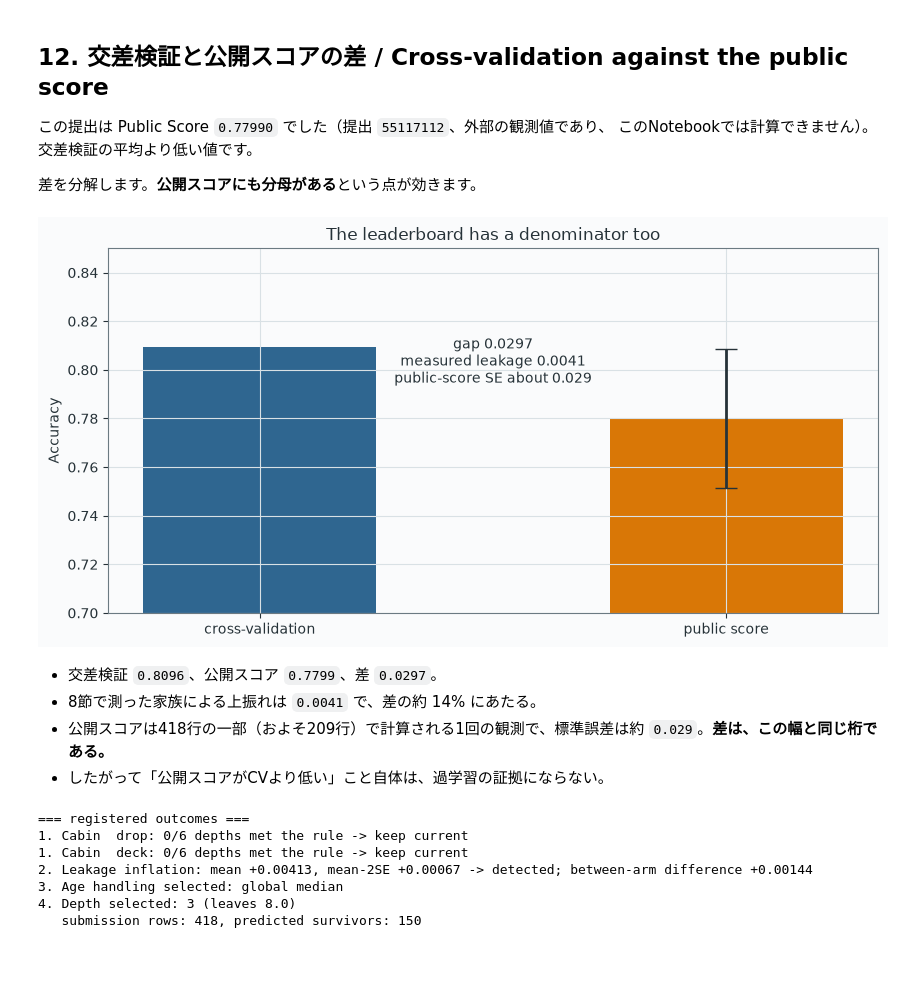
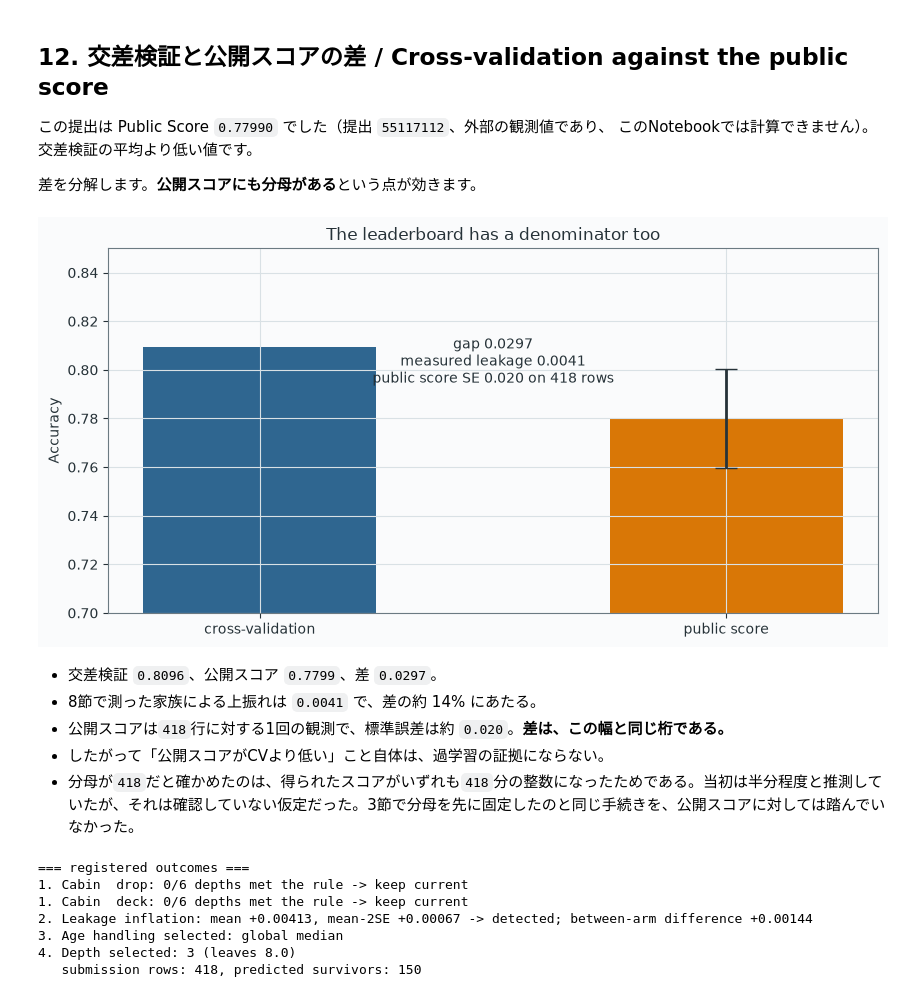
Before and after one commit to Yurikada/kaggle-titanic-experiment-management, a Jupyter notebook: preregistration_publish/titanic_preregistered_comparisons.ipynb, the cells around one changed output. Saved outputs shown, nothing was run; the diff lists cells and outputs as text; code cells hidden in the pictures; blank space fills up the shorter version.

```diff
--- a/preregistration_publish/titanic_preregistered_comparisons.ipynb
+++ b/preregistration_publish/titanic_preregistered_comparisons.ipynb
@@ -1420,44 +1420,53 @@ print(export_text(
 
 差を分解します。**公開スコアにも分母がある**という点が効きます。
 # %%
-PUBLIC_SCORE = 0.77990          # 外部観測値。submission 55117112
-PUBLIC_ROWS_ESTIMATE = 209      # Public LB は test 418行の一部で計算される
+PUBLIC_SCORE = 0.77990  # 外部観測値。submission 55117112
+# 公開スコアは test 418行すべてで計算されている。
+# 根拠: このコンペで得た3つのスコアがいずれも418分の整数になる。
+#   0.77990 * 418 = 326、0.77751 * 418 = 325、0.74162 * 418 = 310
+# 当初は「およそ半分の209行」と仮定していたが、それは確認していない推測だった。
+PUBLIC_ROWS = len(test)
 
 cv_mean = depth_by_fold[str(BASELINE_DEPTH)].mean()
 leakage_component = judgement["mean"]
 gap = cv_mean - PUBLIC_SCORE
-public_se = np.sqrt(PUBLIC_SCORE * (1 - PUBLIC_SCORE) / PUBLIC_ROWS_ESTIMATE)
+public_se = np.sqrt(PUBLIC_SCORE * (1 - PUBLIC_SCORE) / PUBLIC_ROWS)
 
 figure, axis = plt.subplots(figsize=(8.6, 4.4))
 axis.bar(["cross-validation", "public score"], [cv_mean, PUBLIC_SCORE],
          color=[COLORS["blue"], COLORS["orange"]], width=0.5)
 axis.errorbar([1], [PUBLIC_SCORE], yerr=[[public_se], [public_se]],
               fmt="none", ecolor=COLORS["ink"], elinewidth=2, capsize=8)
 axis.annotate(
     f"gap {gap:.4f}\nmeasured leakage {leakage_component:.4f}\n"
-    f"public-score SE about {public_se:.3f}",
+    f"public score SE {public_se:.3f} on {PUBLIC_ROWS} rows",
     xy=(0.5, (cv_mean + PUBLIC_SCORE) / 2), ha="center", fontsize=10, color=COLORS["ink"],
 )
 axis.set_ylim(0.70, 0.85)
 axis.set_ylabel("Accuracy")
 axis.set_title("The leaderboard has a denominator too")
 figure.tight_layout()
 plt.show()
 
 display(Markdown(
     f"- 交差検証 `{cv_mean:.4f}`、公開スコア `{PUBLIC_SCORE:.4f}`、差 `{gap:.4f}`。  \n"
     f"- 8節で測った家族による上振れは `{leakage_component:.4f}` で、差の"
     f"約 {100 * leakage_component / gap:.0f}% にあたる。  \n"
-    f"- 公開スコアは418行の一部（およそ{PUBLIC_ROWS_ESTIMATE}行）で計算される1回の観測で、"
-    f"標準誤差は約 `{public_se:.3f}`。**差は、この幅と同じ桁である。**  \n"
-    "- したがって「公開スコアがCVより低い」こと自体は、過学習の証拠にならない。"
+    f"- 公開スコアは`{PUBLIC_ROWS}`行に対する1回の観測で、標準誤差は約 `{public_se:.3f}`。"
+    "**差は、この幅と同じ桁である。**  \n"
+    "- したがって「公開スコアがCVより低い」こと自体は、過学習の証拠にならない。  \n"
+    f"- 分母が`{PUBLIC_ROWS}`だと確かめたのは、得られたスコアがいずれも"
+    f"`{PUBLIC_ROWS}`分の整数になったためである。当初は半分程度と推測していたが、"
+    "それは確認していない仮定だった。3節で分母を先に固定したのと同じ手続きを、"
+    "公開スコアに対しては踏んでいなかった。"
 ))
 # %% [output]
-[figure, old version]
+[figure, new version]
 - 交差検証 `0.8096`、公開スコア `0.7799`、差 `0.0297`。
 - 8節で測った家族による上振れは `0.0041` で、差の約 14% にあたる。
-- 公開スコアは418行の一部（およそ209行）で計算される1回の観測で、標準誤差は約 `0.029`。**差は、この幅と同じ桁である。**
+- 公開スコアは`418`行に対する1回の観測で、標準誤差は約 `0.020`。**差は、この幅と同じ桁である。**
 - したがって「公開スコアがCVより低い」こと自体は、過学習の証拠にならない。
+- 分母が`418`だと確かめたのは、得られたスコアがいずれも`418`分の整数になったためである。当初は半分程度と推測していたが、それは確認していない仮定だった。3節で分母を先に固定したのと同じ手続きを、公開スコアに対しては踏んでいなかった。
 # %%
 # 4つの判定結果を標準出力へ出す。実行ログだけで結論を照合できるようにするため。
 cabin_verdict = {
```
Also changed, not shown: parts of 1 cell of this notebook, 10 other files.
